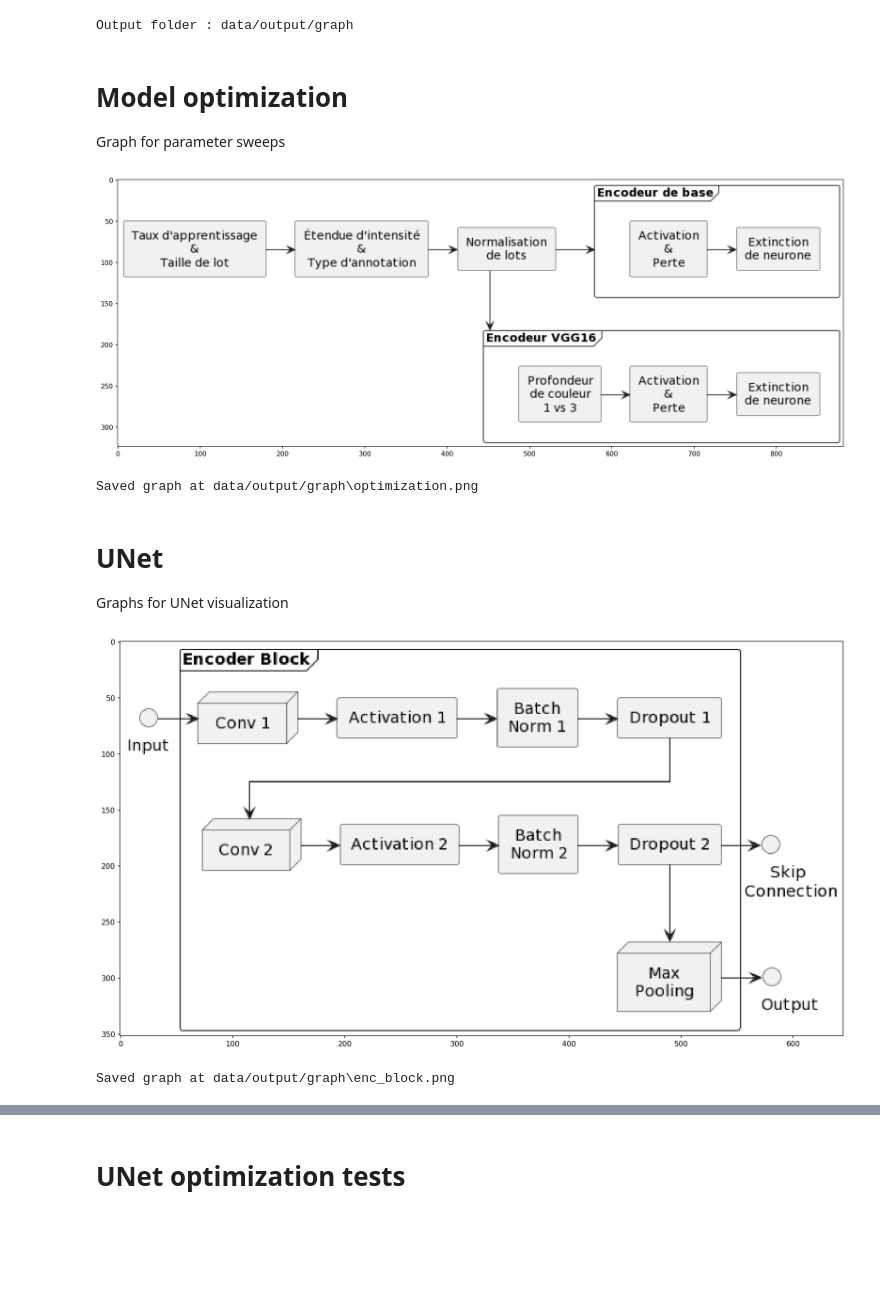
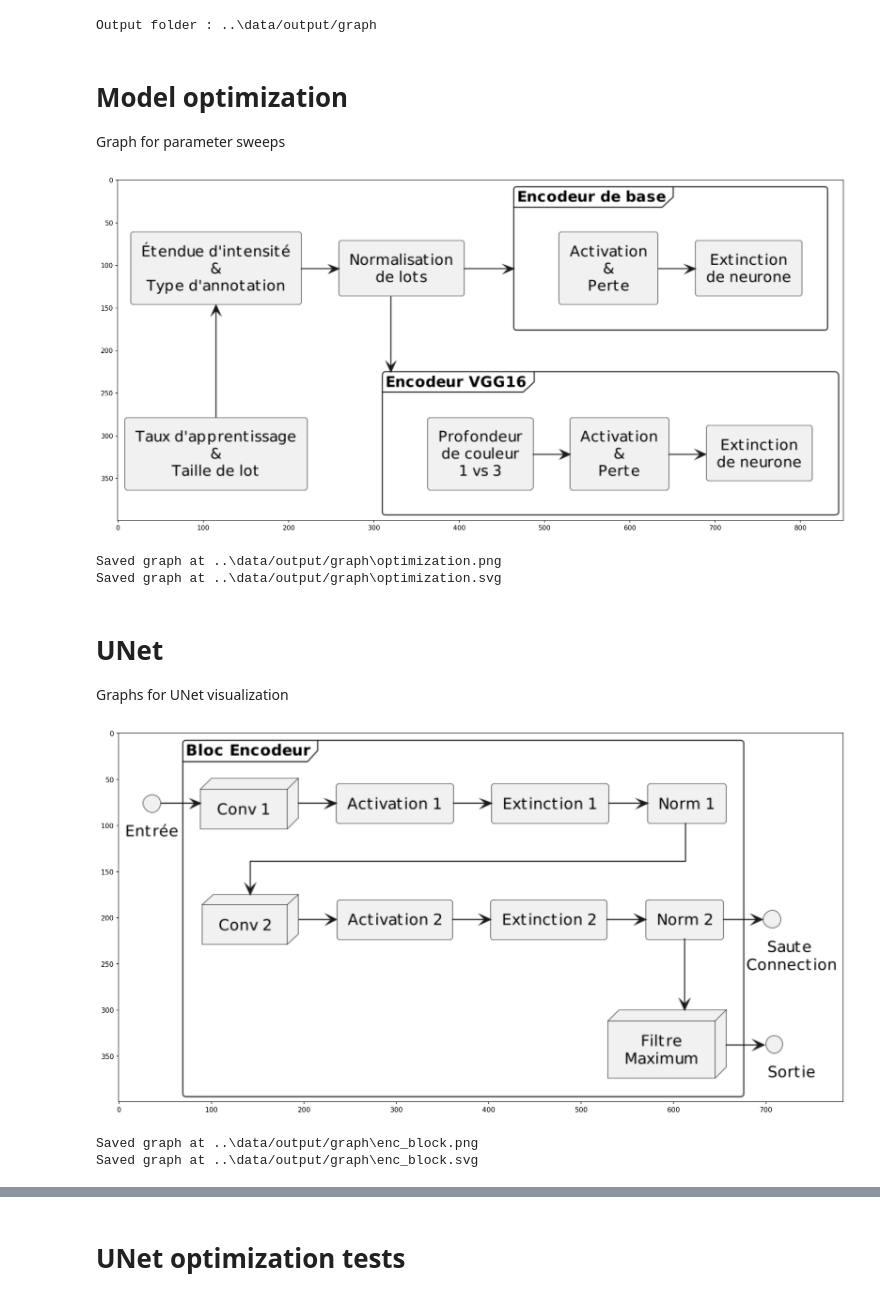
Before and after one commit to linum-uqam/carreno-cytonemes, a Jupyter notebook: notebooks/graphs.ipynb, the cells around one changed output, grey strips where cells are left out. Cells and saved outputs as stored; diff of their text form; code cells hidden in the pictures; blank space fills up the shorter version.

```diff
--- a/notebooks/graphs.ipynb
+++ b/notebooks/graphs.ipynb
@@ -39,24 +39,29 @@ def render_graph(content):
 def save_svg_graph(path, content):
     # sadly, doesn't seem to work well with thesis format
     svg = str(svg_server.processes(content), 'UTF-8')
-    with open(path, "w") as svg_file:
+    svg_path = path + ".svg"
+    with open(svg_path, "w") as svg_file:
         svg_file.write(svg)
-        print("Saved graph at", path)
+        print("Saved graph at", svg_path)
 
 def save_png_graph(path, content):
     img = imageio.imread(png_server.processes(content))
-    imageio.imwrite(path, img)
-    print("Saved graph at", path)
+    png_path = path + ".png"
+    imageio.imwrite(png_path, img)
+    print("Saved graph at", png_path)
 # %% [output]
-Output folder : data/output/graph
+Output folder : ..\data/output/graph
 # %% [markdown]
 # Model optimization
 Graph for parameter sweeps
 # %%
 # Sweep order
-filename = os.path.join(output_folder, "optimization.png")
+filename = os.path.join(output_folder, "optimization")
 content = """
 @startuml
+scale 1024 width
+scale 400 height
+
 ' for straight lines
 skinparam linetype ortho
 ' center text
@@ -65,84 +70,91 @@ skinparam defaultTextAlignment center
 ' components
 rectangle "Taux d'apprentissage\\n&\\nTaille de lot" as lr
 rectangle "Étendue d'intensité\\n&\\nType d'annotation" as scaler
 rectangle "Normalisation\\nde lots" as norm
 frame "Encodeur de base" as base {
     rectangle "Activation\\n&\\nPerte" as act1
     rectangle "Extinction\\nde neurone" as drop1
 }
 frame "Encodeur VGG16" as vgg16 {
     rectangle "Profondeur\\nde couleur\\n1 vs 3" as color
     rectangle "Activation\\n&\\nPerte" as act2
     rectangle "Extinction\\nde neurone" as drop2
 }
 
 ' links
-lr -r-> scaler
+lr -u-> scaler
 scaler -r-> norm
 norm -r-> base
 act1 -r-> drop1
 
 norm -d-> vgg16
 color -r-> act2
 act2 -r-> drop2
 
 drop1 -d[hidden]-> drop2
 
 @enduml
 """
 render_graph(content)
 save_png_graph(filename, content)
+save_svg_graph(filename, content)
 # %% [output]
-[figure, old version]
+[figure, new version]
-Saved graph at data/output/graph\optimization.png
+Saved graph at ..\data/output/graph\optimization.png
+Saved graph at ..\data/output/graph\optimization.svg
 # %% [markdown]
 # UNet
 Graphs for UNet visualization
 # %%
 # Encoder Block
-filename = os.path.join(output_folder, "enc_block.png")
+filename = os.path.join(output_folder, "enc_block")
 content = """
 @startuml
+scale 1024 width
+scale 400 height
+
 ' for straight lines
 skinparam linetype ortho
 ' center text
 skinparam defaultTextAlignment center
 
 ' components
-interface Input
-frame "Encoder Block" {
+interface Entrée
+frame "Bloc Encodeur" {
     node      "Conv 1"
     rectangle "Activation 1"
-    rectangle "Batch\\nNorm 1"
-    rectangle "Dropout 1"
+    rectangle "Norm 1"
+    rectangle "Extinction 1"
     node      "Conv 2"
     rectangle "Activation 2"
-    rectangle "Batch\\nNorm 2"
-    rectangle "Dropout 2"
-    node      "Max\\nPooling"
+    rectangle "Norm 2"
+    rectangle "Extinction 2"
+    node      "Filtre\\nMaximum"
 }
-interface "        Skip\\n         Connection" as skip
-interface "        Output" as out
+interface "        Saute\\n         Connection" as skip
+interface "        Sortie" as out
 
 ' links
-Input            -r-> "Conv 1"
-"Conv 1"         -r-> "Activation 1"
-"Activation 1"   -r-> "Batch\\nNorm 1"
-"Batch\\nNorm 1" -r-> "Dropout 1"
-"Dropout 1"      -->  "Conv 2"
-"Conv 2"         -r-> "Activation 2"
-"Activation 2"   -r-> "Batch\\nNorm 2"
-"Batch\\nNorm 2" -r-> "Dropout 2"
-"Dropout 2"      -->  "Max\\nPooling"
-"Dropout 2"      -r-> skip
-"Max\\nPooling"  -r-> out
+Entrée             -r-> "Conv 1"
+"Conv 1"           -r-> "Activation 1"
+"Activation 1"     -r-> "Extinction 1"
+"Extinction 1"     -r-> "Norm 1"
+"Norm 1"            --> "Conv 2"
+"Conv 2"           -r-> "Activation 2"
+"Activation 2"     -r-> "Extinction 2"
+"Extinction 2"     -r-> "Norm 2"
+"Norm 2"            --> "Filtre\\nMaximum"
+"Norm 2"           -r-> skip
+"Filtre\\nMaximum" -r-> out
 
 @enduml
 """
 render_graph(content)
 save_png_graph(filename, content)
+save_svg_graph(filename, content)
 # %% [output]
-[figure, old version]
+[figure, new version]
-Saved graph at data/output/graph\enc_block.png
+Saved graph at ..\data/output/graph\enc_block.png
+Saved graph at ..\data/output/graph\enc_block.svg
 # %%
 # Middle Block
```
Also changed, not shown: parts of 4 cells of this notebook, 40 other files.
